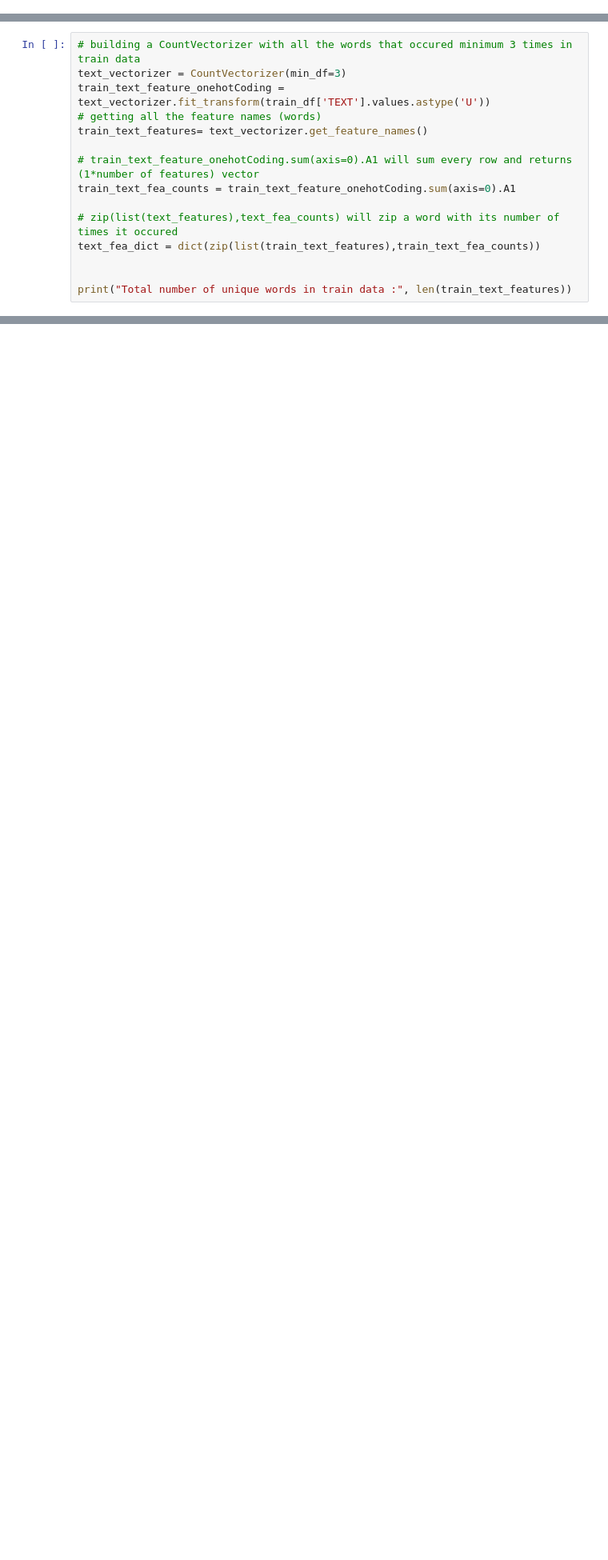
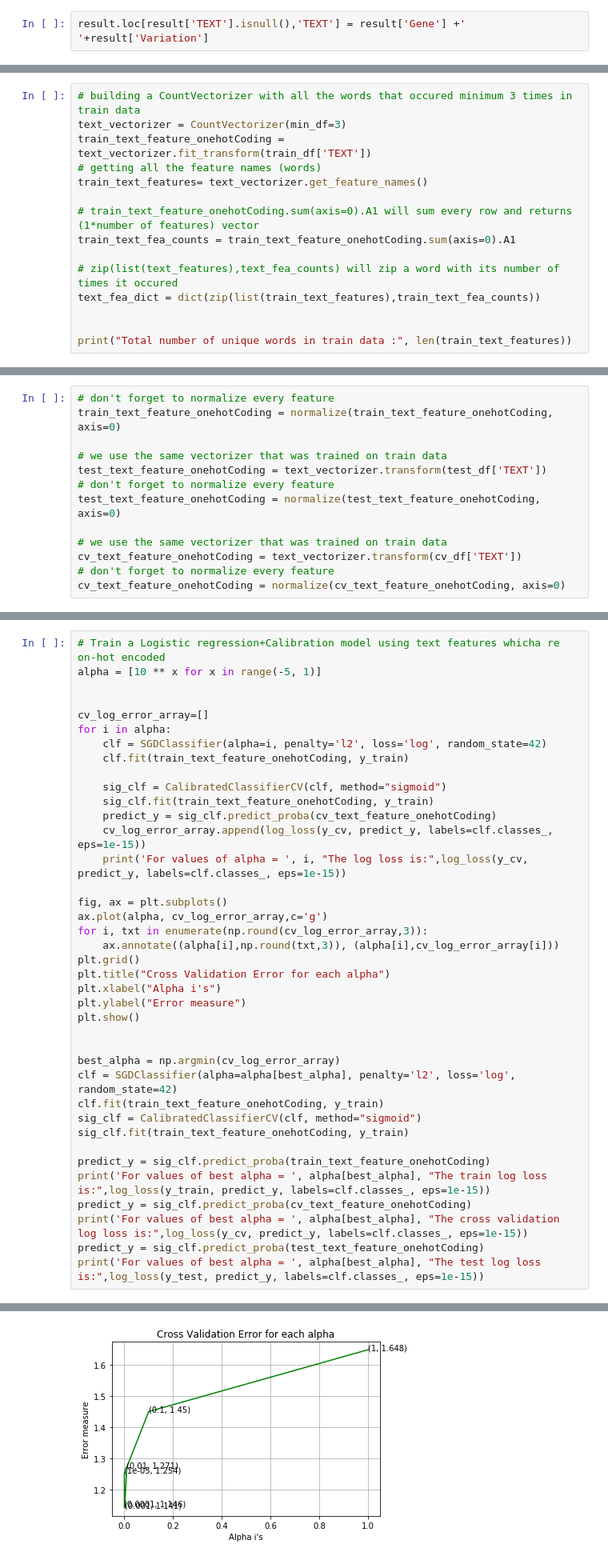
Before and after one commit to nitishmalagi/Personalized-Cancer-Diagnosis-Classification, a Jupyter notebook: Personalized-Cancer-Diagnosis-Classification.ipynb, the cells around one changed output, grey strips where cells are left out. Shown at 80% size. Drawn from its saved outputs; the diff is of its cells as text; blank space fills up the shorter version.

```diff
--- a/Personalized-Cancer-Diagnosis-Classification.ipynb
+++ b/Personalized-Cancer-Diagnosis-Classification.ipynb
@@ -157,0 +153,2 @@ df[df.isnull().any(axis=1)]
+# %%
+result.loc[result['TEXT'].isnull(),'TEXT'] = result['Gene'] +' '+result['Variation']
@@ -794,7 +773,7 @@ def get_text_responsecoding(df):
 # %%
 # building a CountVectorizer with all the words that occured minimum 3 times in train data
 text_vectorizer = CountVectorizer(min_df=3)
-train_text_feature_onehotCoding = text_vectorizer.fit_transform(train_df['TEXT'].values.astype('U'))
+train_text_feature_onehotCoding = text_vectorizer.fit_transform(train_df['TEXT'])
 # getting all the feature names (words)
 train_text_features= text_vectorizer.get_feature_names()
 
@@ -842,0 +823,13 @@ NotebookApp.rate_limit_window=3.0 (secs)
+# %%
+# don't forget to normalize every feature
+train_text_feature_onehotCoding = normalize(train_text_feature_onehotCoding, axis=0)
+
+# we use the same vectorizer that was trained on train data
+test_text_feature_onehotCoding = text_vectorizer.transform(test_df['TEXT'])
+# don't forget to normalize every feature
+test_text_feature_onehotCoding = normalize(test_text_feature_onehotCoding, axis=0)
+
+# we use the same vectorizer that was trained on train data
+cv_text_feature_onehotCoding = text_vectorizer.transform(cv_df['TEXT'])
+# don't forget to normalize every feature
+cv_text_feature_onehotCoding = normalize(cv_text_feature_onehotCoding, axis=0)
@@ -842,0 +845,40 @@ NotebookApp.rate_limit_window=3.0 (secs)
+# %%
+# Train a Logistic regression+Calibration model using text features whicha re on-hot encoded
+alpha = [10 ** x for x in range(-5, 1)]
+
+
+cv_log_error_array=[]
+for i in alpha:
+    clf = SGDClassifier(alpha=i, penalty='l2', loss='log', random_state=42)
+    clf.fit(train_text_feature_onehotCoding, y_train)
+
+    sig_clf = CalibratedClassifierCV(clf, method="sigmoid")
+    sig_clf.fit(train_text_feature_onehotCoding, y_train)
+    predict_y = sig_clf.predict_proba(cv_text_feature_onehotCoding)
+    cv_log_error_array.append(log_loss(y_cv, predict_y, labels=clf.classes_, eps=1e-15))
+    print('For values of alpha = ', i, "The log loss is:",log_loss(y_cv, predict_y, labels=clf.classes_, eps=1e-15))
+
+fig, ax = plt.subplots()
+ax.plot(alpha, cv_log_error_array,c='g')
+for i, txt in enumerate(np.round(cv_log_error_array,3)):
+    ax.annotate((alpha[i],np.round(txt,3)), (alpha[i],cv_log_error_array[i]))
+plt.grid()
+plt.title("Cross Validation Error for each alpha")
+plt.xlabel("Alpha i's")
+plt.ylabel("Error measure")
+plt.show()
+
+
+best_alpha = np.argmin(cv_log_error_array)
+clf = SGDClassifier(alpha=alpha[best_alpha], penalty='l2', loss='log', random_state=42)
+clf.fit(train_text_feature_onehotCoding, y_train)
+sig_clf = CalibratedClassifierCV(clf, method="sigmoid")
+sig_clf.fit(train_text_feature_onehotCoding, y_train)
+
+predict_y = sig_clf.predict_proba(train_text_feature_onehotCoding)
+print('For values of best alpha = ', alpha[best_alpha], "The train log loss is:",log_loss(y_train, predict_y, labels=clf.classes_, eps=1e-15))
+predict_y = sig_clf.predict_proba(cv_text_feature_onehotCoding)
+print('For values of best alpha = ', alpha[best_alpha], "The cross validation log loss is:",log_loss(y_cv, predict_y, labels=clf.classes_, eps=1e-15))
+predict_y = sig_clf.predict_proba(test_text_feature_onehotCoding)
+print('For values of best alpha = ', alpha[best_alpha], "The test log loss is:",log_loss(y_test, predict_y, labels=clf.classes_, eps=1e-15))
+# %% [output]
@@ -842,0 +891 @@ NotebookApp.rate_limit_window=3.0 (secs)
+[figure, added]
```
Also changed, not shown: parts of 168 cells of this notebook.
